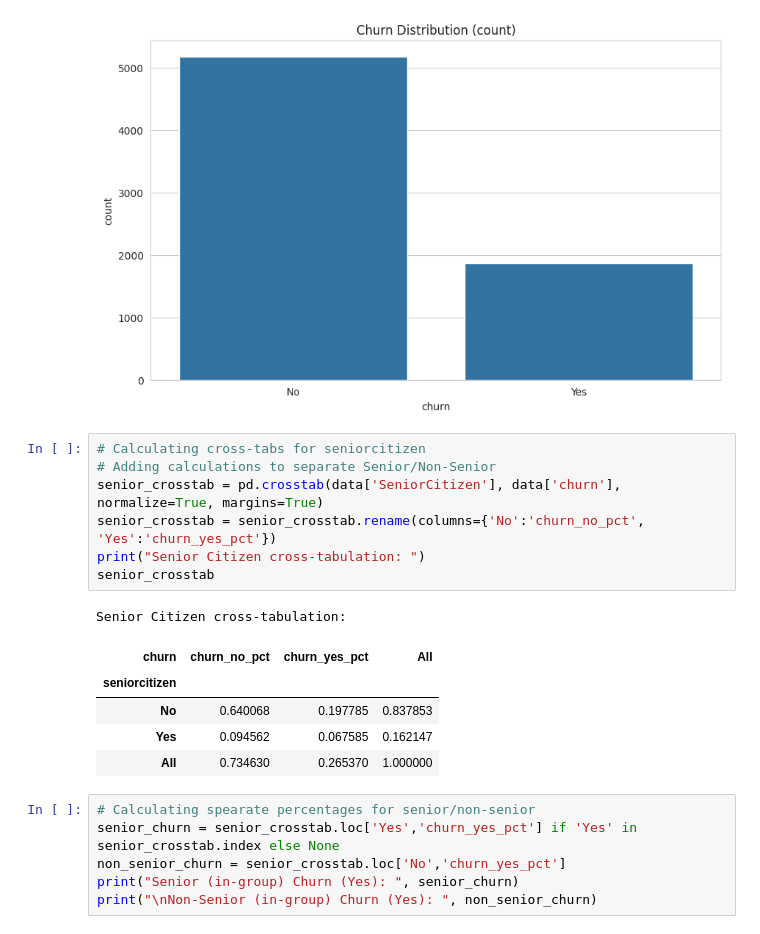
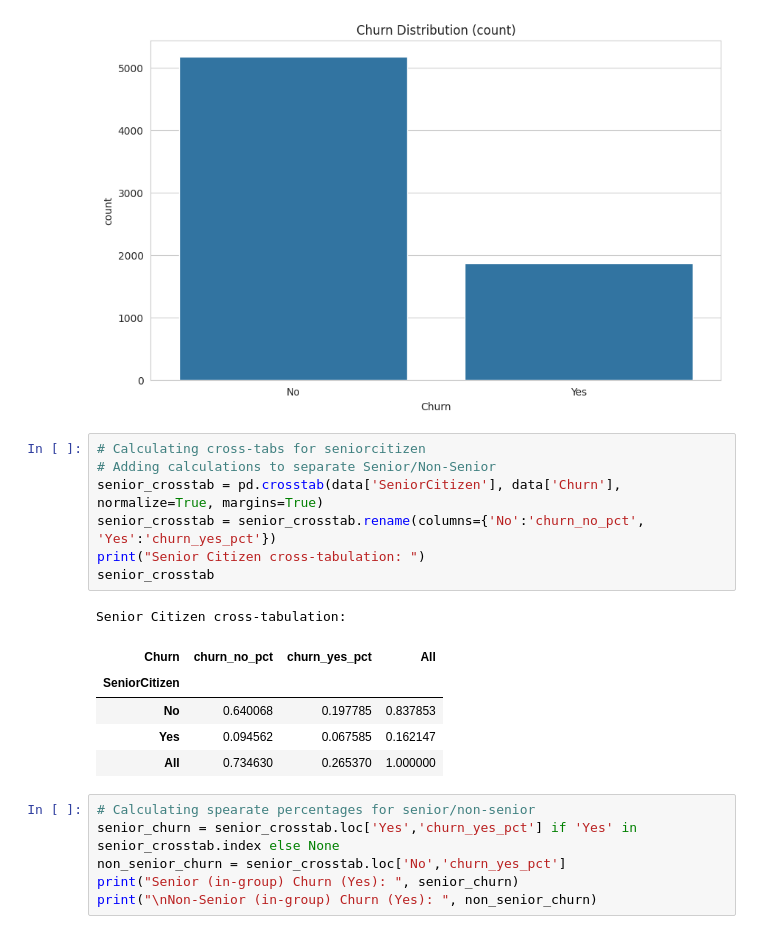
Before and after one commit to taborerickson/Customer-Churn-Prediction, a Jupyter notebook: Notebooks/customer_churn_eda.ipynb, the cells around one changed output. Cells and saved outputs as stored; diff of their text form.

Commit message:
Updated Utility function and column names in files. Ran customer_churn_eda.ipynb file

```diff
--- a/Notebooks/customer_churn_eda.ipynb
+++ b/Notebooks/customer_churn_eda.ipynb
@@ -155,14 +155,14 @@ plt.show()
 # %%
 # Calculating cross-tabs for seniorcitizen
 # Adding calculations to separate Senior/Non-Senior
-senior_crosstab = pd.crosstab(data['SeniorCitizen'], data['churn'], normalize=True, margins=True)
+senior_crosstab = pd.crosstab(data['SeniorCitizen'], data['Churn'], normalize=True, margins=True)
 senior_crosstab = senior_crosstab.rename(columns={'No':'churn_no_pct', 'Yes':'churn_yes_pct'})
 print("Senior Citizen cross-tabulation: ")
 senior_crosstab
 # %% [output]
 Senior Citizen cross-tabulation:
-| churn | churn_no_pct | churn_yes_pct | All |
-| seniorcitizen |  |  |  |
+| Churn | churn_no_pct | churn_yes_pct | All |
+| SeniorCitizen |  |  |  |
 | No | 0.640068 | 0.197785 | 0.837853 |
 | Yes | 0.094562 | 0.067585 | 0.162147 |
 | All | 0.734630 | 0.265370 | 1.000000 |
```
Also changed, not shown: parts of 30 cells of this notebook.
